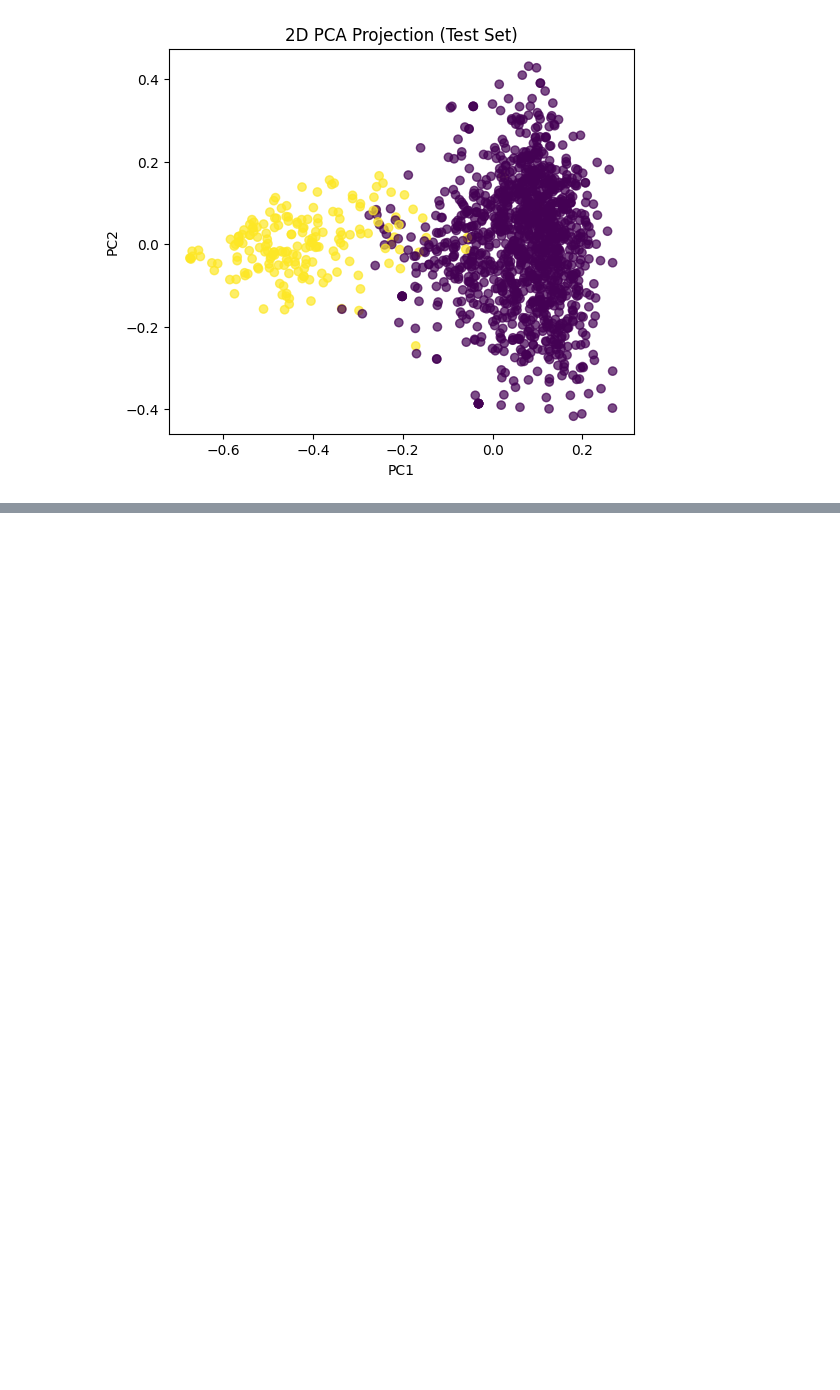
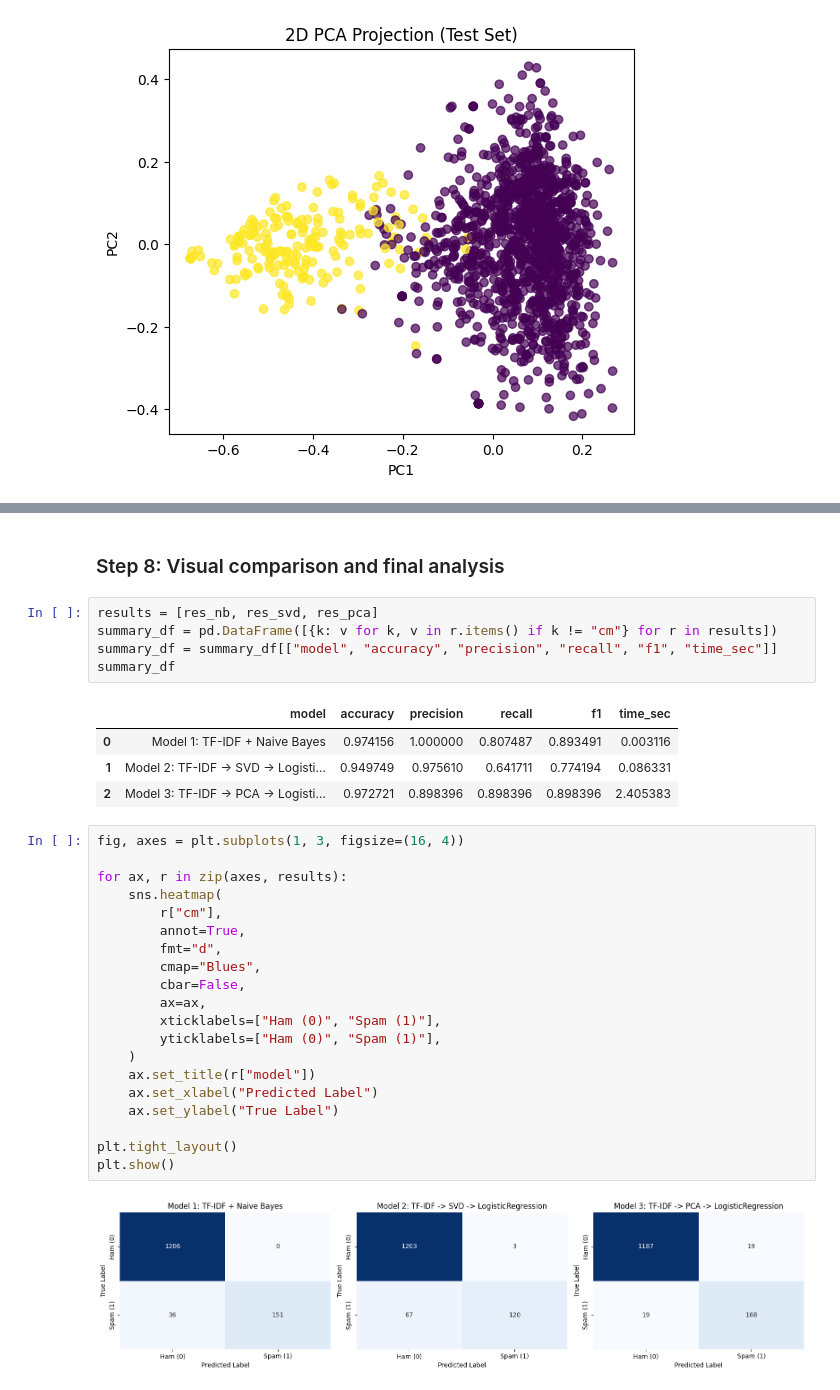
Before and after one commit to thuan20132000/conestoga-final-presentation-ml, a Jupyter notebook: ml_text_classification_outline.ipynb, the cells around one changed output, grey strips where cells are left out. Drawn from its saved outputs; the diff is of its cells as text; blank space fills up the shorter version.

```diff
--- a/ml_text_classification_outline.ipynb
+++ b/ml_text_classification_outline.ipynb
@@ -205,0 +458,34 @@ plt.show()
+# %% [markdown]
+### Step 8: Visual comparison and final analysis
+# %%
+results = [res_nb, res_svd, res_pca]
+summary_df = pd.DataFrame([{k: v for k, v in r.items() if k != "cm"} for r in results])
+summary_df = summary_df[["model", "accuracy", "precision", "recall", "f1", "time_sec"]]
+summary_df
+# %% [output]
+|  | model | accuracy | precision | recall | f1 | time_sec |
+| 0 | Model 1: TF-IDF + Naive Bayes | 0.974156 | 1.000000 | 0.807487 | 0.893491 | 0.003116 |
+| 1 | Model 2: TF-IDF -> SVD -> Logisti... | 0.949749 | 0.975610 | 0.641711 | 0.774194 | 0.086331 |
+| 2 | Model 3: TF-IDF -> PCA -> Logisti... | 0.972721 | 0.898396 | 0.898396 | 0.898396 | 2.405383 |
+# %%
+fig, axes = plt.subplots(1, 3, figsize=(16, 4))
+
+for ax, r in zip(axes, results):
+    sns.heatmap(
+        r["cm"],
+        annot=True,
+        fmt="d",
+        cmap="Blues",
+        cbar=False,
+        ax=ax,
+        xticklabels=["Ham (0)", "Spam (1)"],
+        yticklabels=["Ham (0)", "Spam (1)"],
+    )
+    ax.set_title(r["model"])
+    ax.set_xlabel("Predicted Label")
+    ax.set_ylabel("True Label")
+
+plt.tight_layout()
+plt.show()
+# %% [output]
+[figure, added]
```
Also changed, not shown: parts of 21 cells of this notebook.
